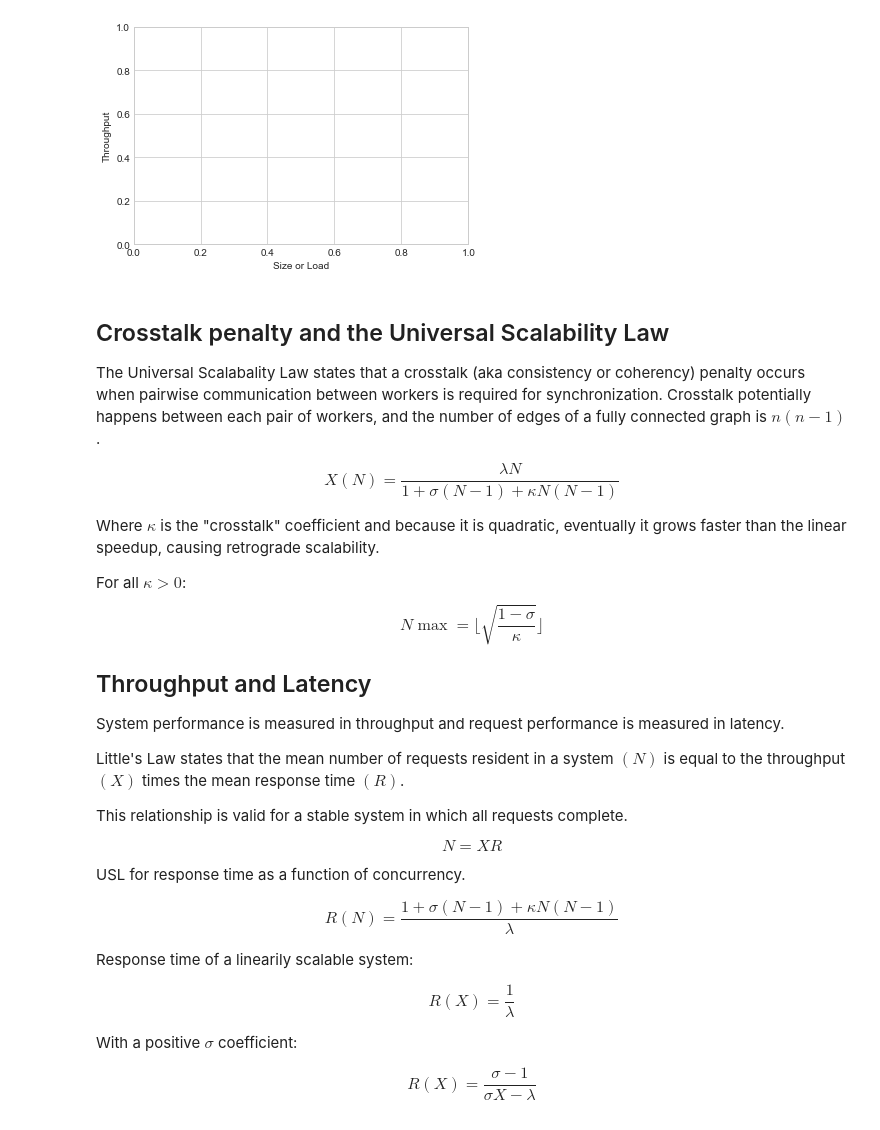
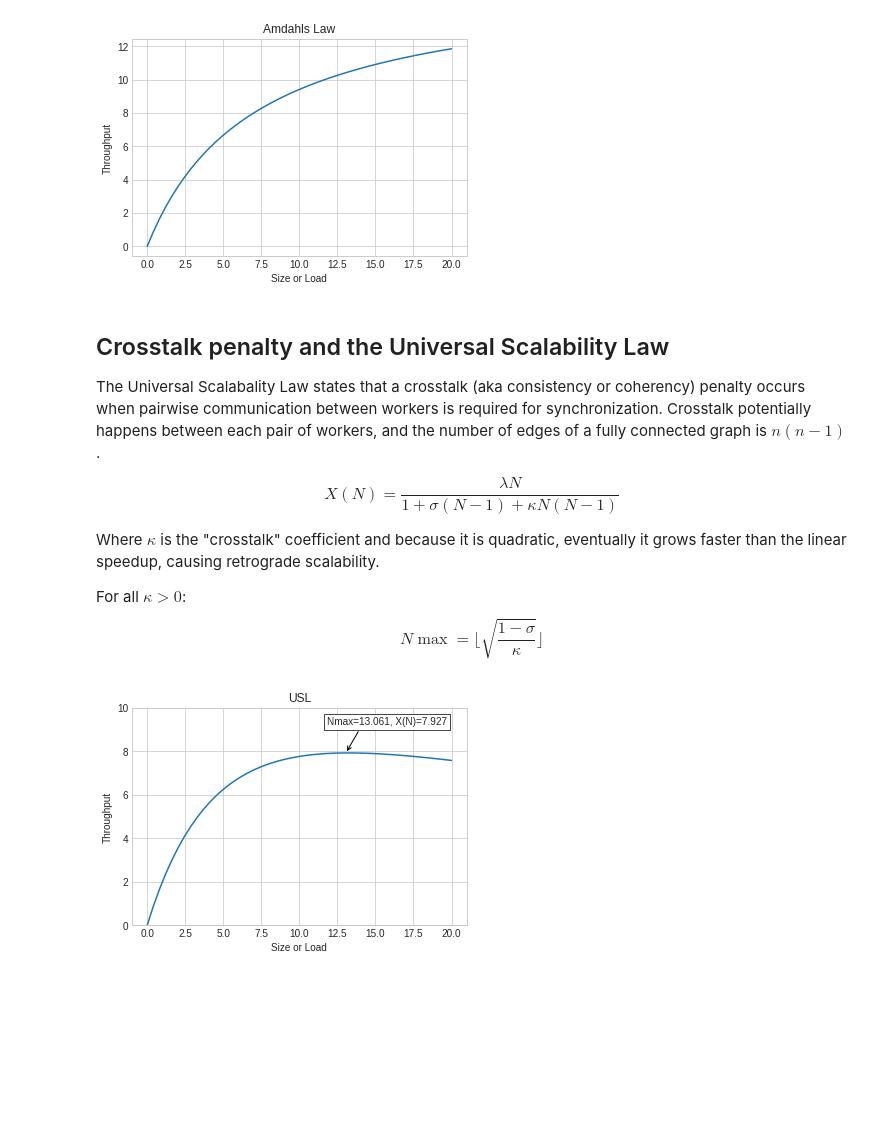
Before and after one commit to Nuvalence/scale-ops, a Jupyter notebook: scaling-laws.ipynb, the cells around one changed output. Cells and saved outputs as stored; diff of their text form; code cells hidden in the pictures; blank space fills up the shorter version.

```diff
--- a/scaling-laws.ipynb
+++ b/scaling-laws.ipynb
@@ -83,14 +101,12 @@ Where $\sigma$ is the "contention" or "serialization" coefficient. A system with
 # %%
 fig3 = plt.figure()
-ax3 = fig3.add_subplot()
-N3 = np.linspace(0, 5)
-ax3.set_xlabel('Size or Load')
-ax3.set_ylabel('Throughput')
+ax3 = plt.axes()
+ax3.set(xlabel='Size or Load', ylabel='Throughput', title='Amdahl''s Law')
 l3 = 2
-s3 = 1
-_ = ax2.plot(N2, ((l2 * N2) / (1 + s3 * (N2 - 1))))
+s3 = .125
+_ = ax3.plot(N, amdahl_scale(N, l3, s3))
 # %% [output]
-[figure, old version]
+[figure, new version]
 # %% [markdown]
 
 ## Crosstalk penalty and the Universal Scalability Law
@@ -107,33 +123,14 @@ For all $\kappa>0$:
 \begin{equation}
 N\max=\Biggl\lfloor\sqrt{\frac{1-\sigma}{\kappa}}\Biggr\rfloor
 \end{equation}
-
-## Throughput and Latency
-
-System performance is measured in throughput and request performance is measured in latency.
-
-Little's Law states that the mean number of requests resident in a system $(N)$ is equal to the throughput $(X)$ times the mean response time $(R)$.
-
-This relationship is valid for a stable system in which all requests complete.
-
-\begin{equation}
-N=XR
-\end{equation}
-
-USL for response time as a function of concurrency.
-
-\begin{equation}
-R(N)=\frac{1+\sigma(N-1)+\kappa N(N-1)}{\lambda}
-\end{equation}
-
-Response time of a linearily scalable system:
-
-\begin{equation}
-R(X)=\frac{1}{\lambda}
-\end{equation}
-
-With a positive $\sigma$ coefficient:
-
-\begin{equation}
-R(X)=\frac{\sigma-1}{\sigma X-\lambda}
-\end{equation}
+# %%
+fig4 = plt.figure()
+ax4 = plt.axes()
+ax4.set(xlabel='Size or Load', ylabel='Throughput', ylim=(0,10), title='USL')
+l4 = 2
+s4 = .125
+k4 = .005
+ax4.plot(N, usl_scale(N, l4, s4, k4))
+annot_max(N, usl_scale(N, l4, s4, k4))
+# %% [output]
+[figure, added]
```
Also changed, not shown: parts of 10 cells of this notebook.
